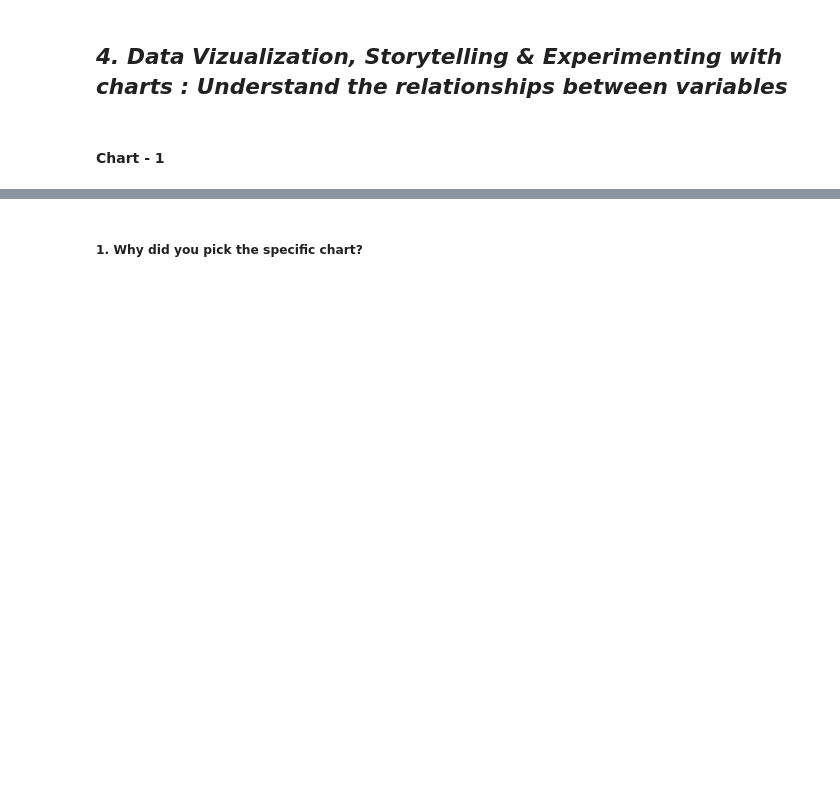
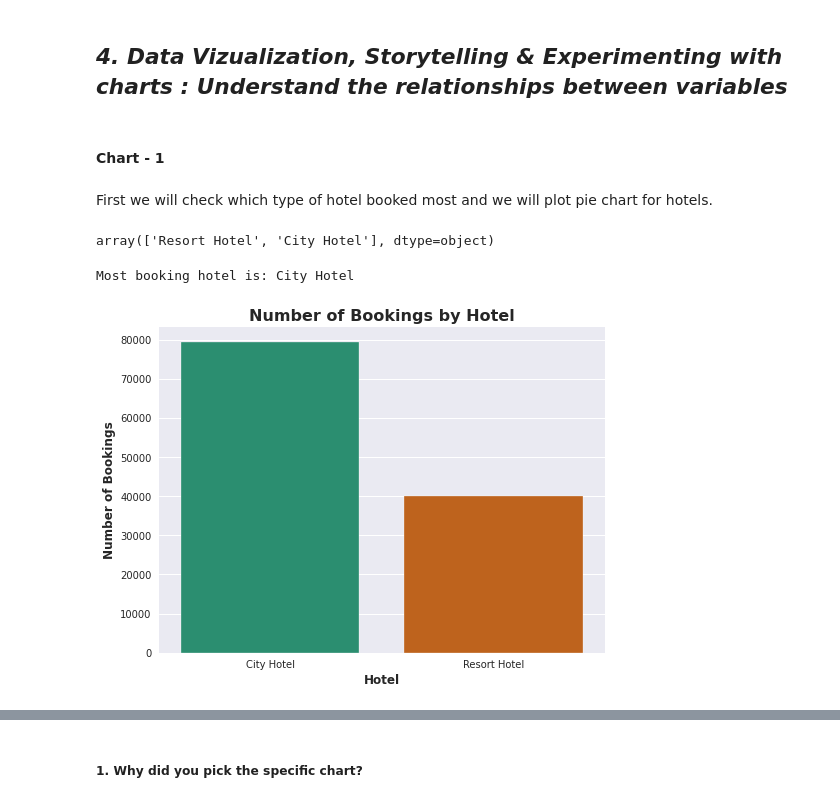
Before and after one commit to ansarshaikh95/EDA-Hotel-booking-analysis, a Jupyter notebook: EDA_Hotel_booking_Analysis.ipynb, the cells around one changed output, grey strips where cells are left out. Cells and saved outputs as stored; diff of their text form; code cells hidden in the pictures; blank space fills up the shorter version.

```diff
--- a/EDA_Hotel_booking_Analysis.ipynb
+++ b/EDA_Hotel_booking_Analysis.ipynb
@@ -319,0 +417,8 @@ Answer Here.
+# %% [markdown]
+First we will check which type of hotel booked most and
+we will plot pie chart for hotels.
+# %%
+#getting unique value of hotel
+df['hotel'].unique()
+# %% [output]
+array(['Resort Hotel', 'City Hotel'], dtype=object)
@@ -319,0 +428,34 @@ Answer Here.
+# %%
+print(f"Most booking hotel is: {most_booking.index[0]}")
+# %% [output]
+Most booking hotel is: City Hotel
+# %%
+# Count the number of bookings for each hotel
+booking_counts = df['hotel'].value_counts()
+
+# Set the style and color palette for the chart
+sns.set_style('darkgrid')      #dark, whitegrid, darkgrid, ticks
+sns.set_palette('Dark2')
+
+# Create a figure with a size of 8x6 inches
+fig, ax = plt.subplots(figsize=(8, 6))
+
+# Create a bar chart
+sns.barplot(x=booking_counts.index, y=booking_counts.values, ax=ax)
+
+# Add a title
+ax.set_title('Number of Bookings by Hotel', fontsize=16, fontweight='bold')
+
+# Set the x-axis label
+ax.set_xlabel('Hotel', fontsize=12, fontweight='bold')
+
+# Set the y-axis label
+ax.set_ylabel('Number of Bookings', fontsize=12, fontweight='bold')
+
+# Set the font size and weight for the tick labels
+ax.tick_params()
+
+# Show the plot
+plt.show()
+# %% [output]
+[figure, added]
```
Also changed, not shown: parts of 21 cells of this notebook.
